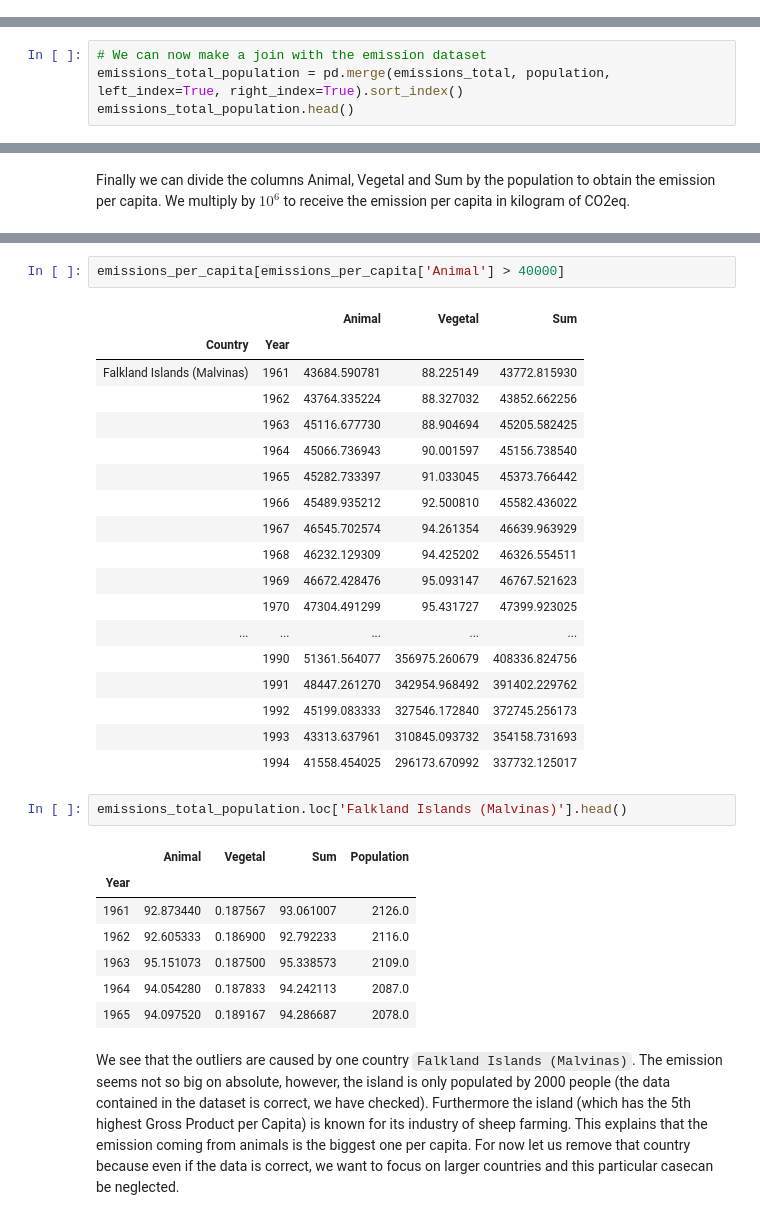
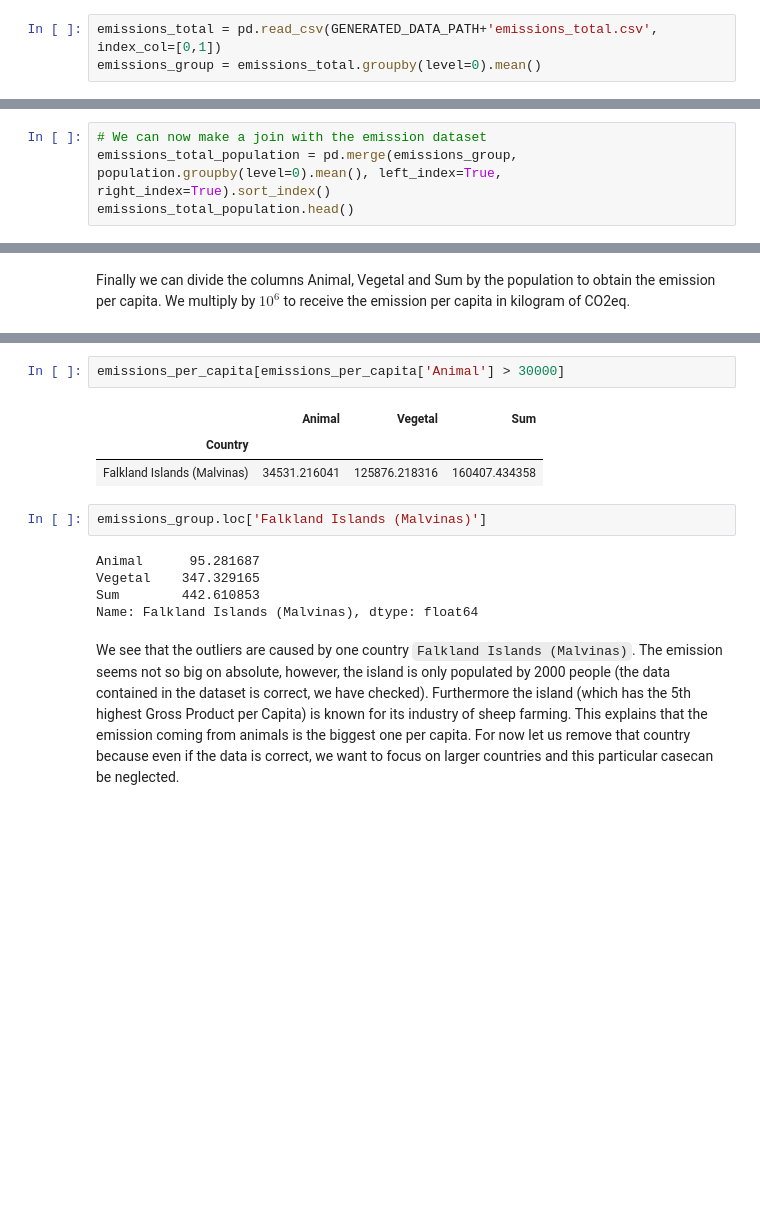
Before and after one commit to Lambo97/ADAProject, a Jupyter notebook: src/Final.ipynb, the cells around one changed output, grey strips where cells are left out. Drawn from its saved outputs; the diff is of its cells as text; blank space fills up the shorter version.

```diff
--- a/src/Final.ipynb
+++ b/src/Final.ipynb
@@ -398,3 +406,6 @@ relative_emissions_total.to_csv(GENERATED_DATA_PATH+'relative_emissions_total.cs
 #### Exploring emission per country
 
 We will now look at the descriptive statistics of the emission total data frame.
+# %%
+emissions_total = pd.read_csv(GENERATED_DATA_PATH+'emissions_total.csv', index_col=[0,1])
+emissions_group = emissions_total.groupby(level=0).mean()
@@ -465,6 +492,6 @@ population.head()
 |  | 1954 | 8151317.0 |
 # %%
 # We can now make a join with the emission dataset
-emissions_total_population = pd.merge(emissions_total, population, left_index=True, right_index=True).sort_index()
+emissions_total_population = pd.merge(emissions_group, population.groupby(level=0).mean(), left_index=True, right_index=True).sort_index()
 emissions_total_population.head()
 # %% [output]
@@ -502,34 +530,16 @@ It seems to have outliers. Let's look at them.
 # %%
-emissions_per_capita[emissions_per_capita['Animal'] > 40000]
+emissions_per_capita[emissions_per_capita['Animal'] > 30000]
 # %% [output]
-|  |  | Animal | Vegetal | Sum |
-| Country | Year |  |  |  |
-| Falkland Islands (Malvinas) | 1961 | 43684.590781 | 88.225149 | 43772.815930 |
-|  | 1962 | 43764.335224 | 88.327032 | 43852.662256 |
-|  | 1963 | 45116.677730 | 88.904694 | 45205.582425 |
-|  | 1964 | 45066.736943 | 90.001597 | 45156.738540 |
-|  | 1965 | 45282.733397 | 91.033045 | 45373.766442 |
-|  | 1966 | 45489.935212 | 92.500810 | 45582.436022 |
-|  | 1967 | 46545.702574 | 94.261354 | 46639.963929 |
-|  | 1968 | 46232.129309 | 94.425202 | 46326.554511 |
-|  | 1969 | 46672.428476 | 95.093147 | 46767.521623 |
-|  | 1970 | 47304.491299 | 95.431727 | 47399.923025 |
-| ... | ... | ... | ... | ... |
-|  | 1990 | 51361.564077 | 356975.260679 | 408336.824756 |
-|  | 1991 | 48447.261270 | 342954.968492 | 391402.229762 |
-|  | 1992 | 45199.083333 | 327546.172840 | 372745.256173 |
-|  | 1993 | 43313.637961 | 310845.093732 | 354158.731693 |
-|  | 1994 | 41558.454025 | 296173.670992 | 337732.125017 |
+|  | Animal | Vegetal | Sum |
+| Country |  |  |  |
+| Falkland Islands (Malvinas) | 34531.216041 | 125876.218316 | 160407.434358 |
 # %%
-emissions_total_population.loc['Falkland Islands (Malvinas)'].head()
+emissions_group.loc['Falkland Islands (Malvinas)']
 # %% [output]
-|  | Animal | Vegetal | Sum | Population |
-| Year |  |  |  |  |
-| 1961 | 92.873440 | 0.187567 | 93.061007 | 2126.0 |
-| 1962 | 92.605333 | 0.186900 | 92.792233 | 2116.0 |
-| 1963 | 95.151073 | 0.187500 | 95.338573 | 2109.0 |
-| 1964 | 94.054280 | 0.187833 | 94.242113 | 2087.0 |
-| 1965 | 94.097520 | 0.189167 | 94.286687 | 2078.0 |
+Animal      95.281687
+Vegetal    347.329165
+Sum        442.610853
+Name: Falkland Islands (Malvinas), dtype: float64
 # %% [markdown]
 We see that the outliers are caused by one country `Falkland Islands (Malvinas)`. The emission seems not so big on absolute, however, the island is only populated by 2000 people (the data contained in the dataset is correct, we have checked). Furthermore the island (which has the 5th highest Gross Product per Capita) is known for its industry of sheep farming. This explains that the emission coming from animals is the biggest one per capita. For now let us remove that country because even if the data is correct, we want to focus on larger countries and this particular casecan be neglected.
 # %%
```
Also changed, not shown: parts of 49 cells of this notebook, 19 other files.
